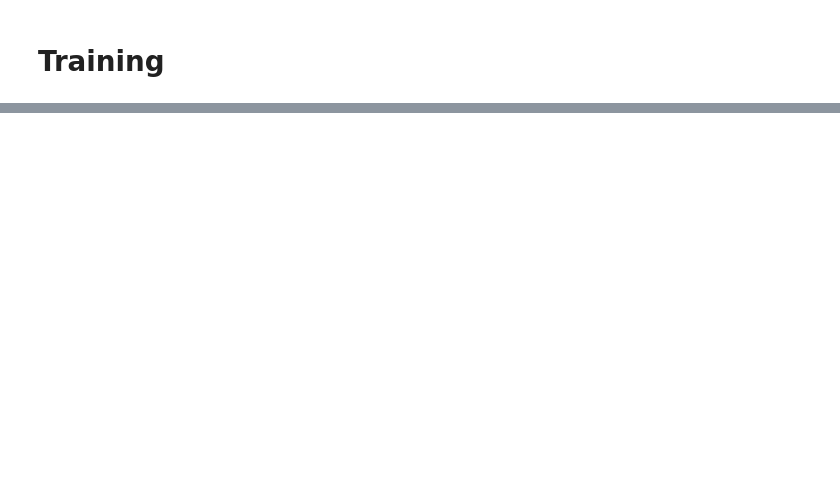
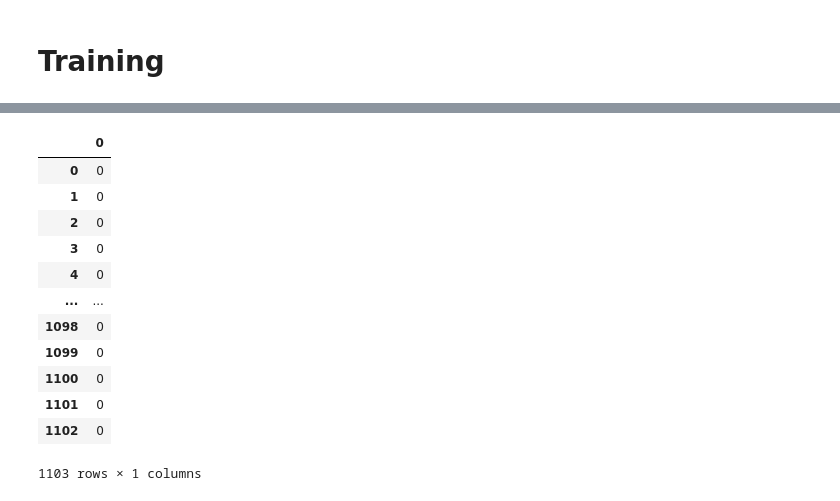
Before and after one commit to milosz-l/SSNE, a Jupyter notebook: lab9_miniprojekt4/f_miniprojekt4.ipynb, the cells around one changed output, grey strips where cells are left out. Cells and saved outputs as stored; diff of their text form; code cells hidden in the pictures; blank space fills up the shorter version.

```diff
--- a/lab9_miniprojekt4/f_miniprojekt4.ipynb
+++ b/lab9_miniprojekt4/f_miniprojekt4.ipynb
@@ -327,0 +380,19 @@ plot_results(epochs, losses, val_acc)
+# %%
+preds_filename = "preds.csv"
+pd.DataFrame({'A': preds}).to_csv(preds_filename, index=False, header=False)
+# %%
+pd.read_csv(preds_filename, header=None)
+# %% [output]
+|  | 0 |
+| 0 | 0 |
+| 1 | 0 |
+| 2 | 0 |
+| 3 | 0 |
+| 4 | 0 |
+| ... | ... |
+| 1098 | 0 |
+| 1099 | 0 |
+| 1100 | 0 |
+| 1101 | 0 |
+| 1102 | 0 |
+1103 rows × 1 columns
```
Also changed, not shown: parts of 14 cells of this notebook.
